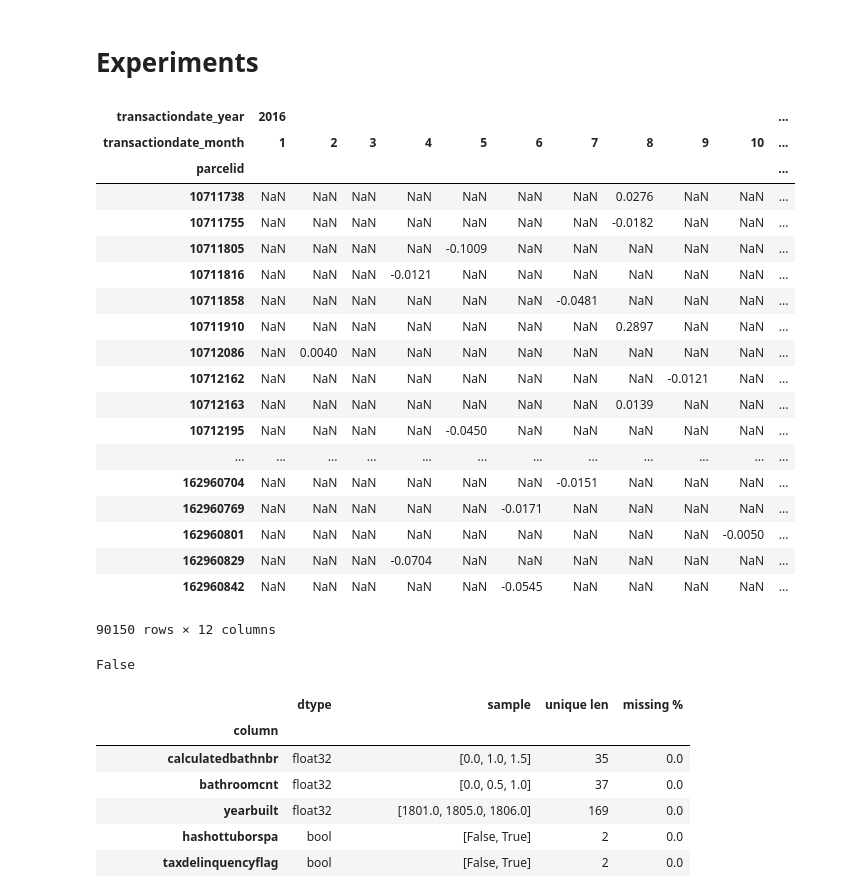
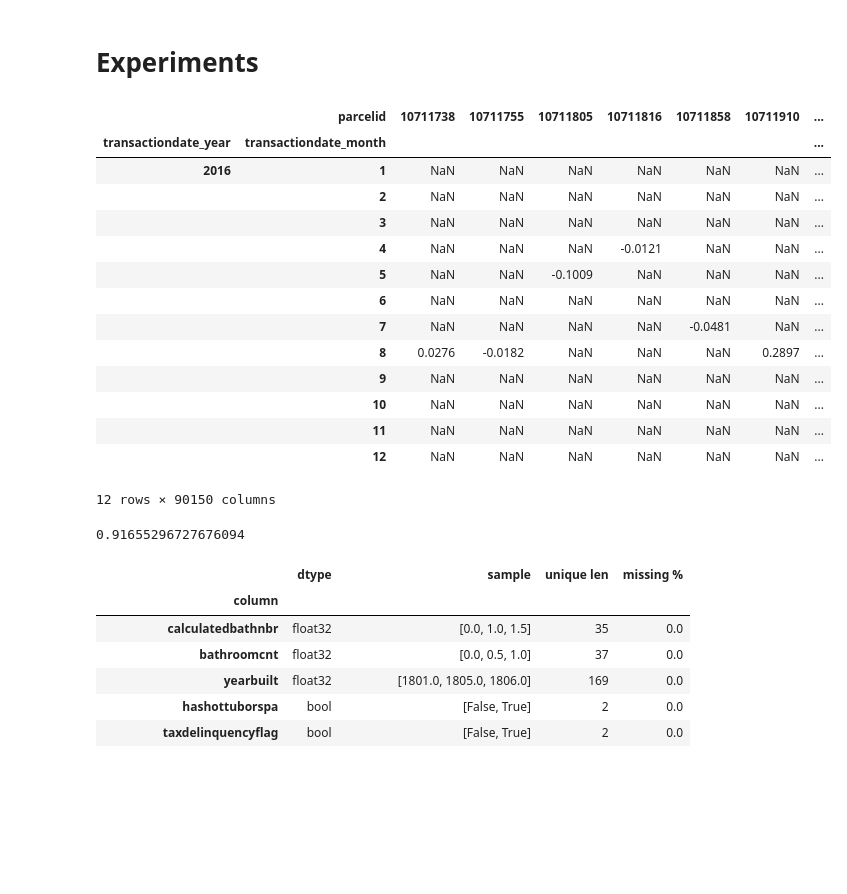
Before and after one commit to ibratface/dl_projects, a Jupyter notebook: zillow.ipynb, the cells around one changed output. Saved outputs shown, nothing was run; the diff lists cells and outputs as text; code cells hidden in the pictures; blank space fills up the shorter version.

```diff
--- a/zillow.ipynb
+++ b/zillow.ipynb
@@ -698,34 +905,29 @@ Predicting... 2016-10-01 00:00:00
 # %%
 tx = 'transactiondate'
 train = dl.get_training()
 train = split_date(train, tx).drop(tx, axis=1)
-train = train.pivot_table(index='parcelid', columns=['transactiondate_year', 'transactiondate_month'], values='logerror')
+train = train.pivot_table(columns='parcelid', index=['transactiondate_year', 'transactiondate_month'], values='logerror')
 display(train)
 # %% [output]
-| transactiondate_year | 2016 |  |  |  |  |  |  |  |  |  | ... |
-| transactiondate_month | 1 | 2 | 3 | 4 | 5 | 6 | 7 | 8 | 9 | 10 | ... |
-| parcelid |  |  |  |  |  |  |  |  |  |  | ... |
-| 10711738 | NaN | NaN | NaN | NaN | NaN | NaN | NaN | 0.0276 | NaN | NaN | ... |
-| 10711755 | NaN | NaN | NaN | NaN | NaN | NaN | NaN | -0.0182 | NaN | NaN | ... |
-| 10711805 | NaN | NaN | NaN | NaN | -0.1009 | NaN | NaN | NaN | NaN | NaN | ... |
-| 10711816 | NaN | NaN | NaN | -0.0121 | NaN | NaN | NaN | NaN | NaN | NaN | ... |
-| 10711858 | NaN | NaN | NaN | NaN | NaN | NaN | -0.0481 | NaN | NaN | NaN | ... |
-| 10711910 | NaN | NaN | NaN | NaN | NaN | NaN | NaN | 0.2897 | NaN | NaN | ... |
-| 10712086 | NaN | 0.0040 | NaN | NaN | NaN | NaN | NaN | NaN | NaN | NaN | ... |
-| 10712162 | NaN | NaN | NaN | NaN | NaN | NaN | NaN | NaN | -0.0121 | NaN | ... |
-| 10712163 | NaN | NaN | NaN | NaN | NaN | NaN | NaN | 0.0139 | NaN | NaN | ... |
-| 10712195 | NaN | NaN | NaN | NaN | -0.0450 | NaN | NaN | NaN | NaN | NaN | ... |
-| ... | ... | ... | ... | ... | ... | ... | ... | ... | ... | ... | ... |
-| 162960704 | NaN | NaN | NaN | NaN | NaN | NaN | -0.0151 | NaN | NaN | NaN | ... |
-| 162960769 | NaN | NaN | NaN | NaN | NaN | -0.0171 | NaN | NaN | NaN | NaN | ... |
-| 162960801 | NaN | NaN | NaN | NaN | NaN | NaN | NaN | NaN | NaN | -0.0050 | ... |
-| 162960829 | NaN | NaN | NaN | -0.0704 | NaN | NaN | NaN | NaN | NaN | NaN | ... |
-| 162960842 | NaN | NaN | NaN | NaN | NaN | -0.0545 | NaN | NaN | NaN | NaN | ... |
+|  | parcelid | 10711738 | 10711755 | 10711805 | 10711816 | 10711858 | 10711910 | ... |
+| transactiondate_year | transactiondate_month |  |  |  |  |  |  | ... |
+| 2016 | 1 | NaN | NaN | NaN | NaN | NaN | NaN | ... |
+|  | 2 | NaN | NaN | NaN | NaN | NaN | NaN | ... |
+|  | 3 | NaN | NaN | NaN | NaN | NaN | NaN | ... |
+|  | 4 | NaN | NaN | NaN | -0.0121 | NaN | NaN | ... |
+|  | 5 | NaN | NaN | -0.1009 | NaN | NaN | NaN | ... |
+|  | 6 | NaN | NaN | NaN | NaN | NaN | NaN | ... |
+|  | 7 | NaN | NaN | NaN | NaN | -0.0481 | NaN | ... |
+|  | 8 | 0.0276 | -0.0182 | NaN | NaN | NaN | 0.2897 | ... |
+|  | 9 | NaN | NaN | NaN | NaN | NaN | NaN | ... |
+|  | 10 | NaN | NaN | NaN | NaN | NaN | NaN | ... |
+|  | 11 | NaN | NaN | NaN | NaN | NaN | NaN | ... |
+|  | 12 | NaN | NaN | NaN | NaN | NaN | NaN | ... |
-90150 rows × 12 columns
+12 rows × 90150 columns
-# %%
-(train.isnull().sum(axis=1) < 9).any()
-# %% [output]
-False
+# %%
+display(train.isnull().sum().sum() / (train.shape[0]*train.shape[1]))
+# %% [output]
+0.91655296727676094
 # %%
 def onehot(df):
     for c in df.columns:
```
Also changed, not shown: parts of 15 cells of this notebook.
